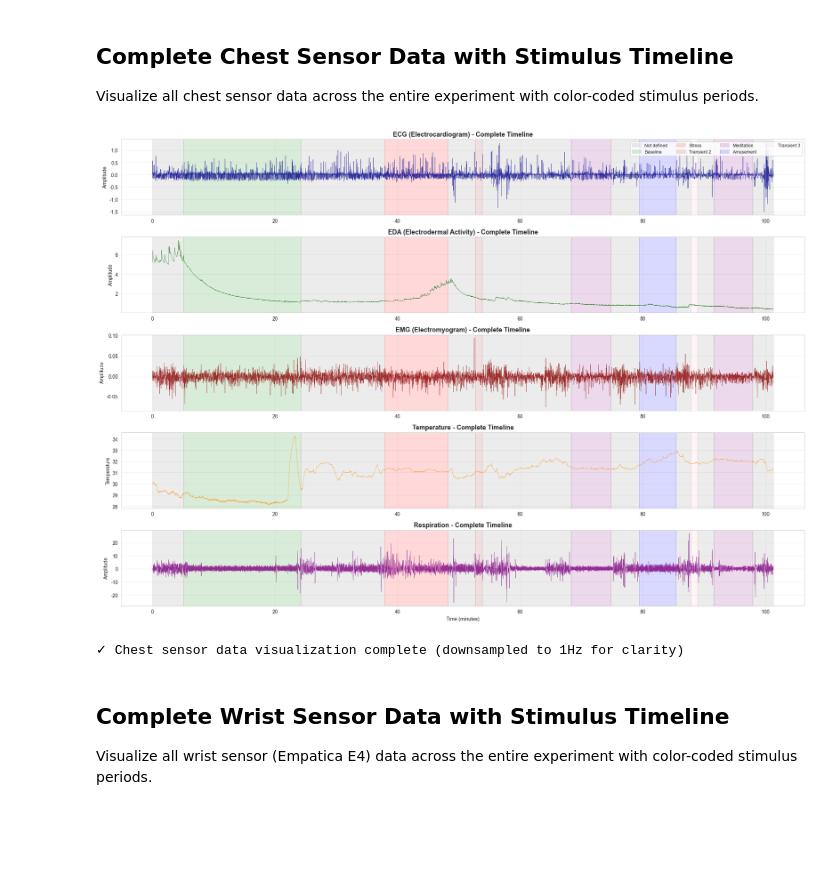
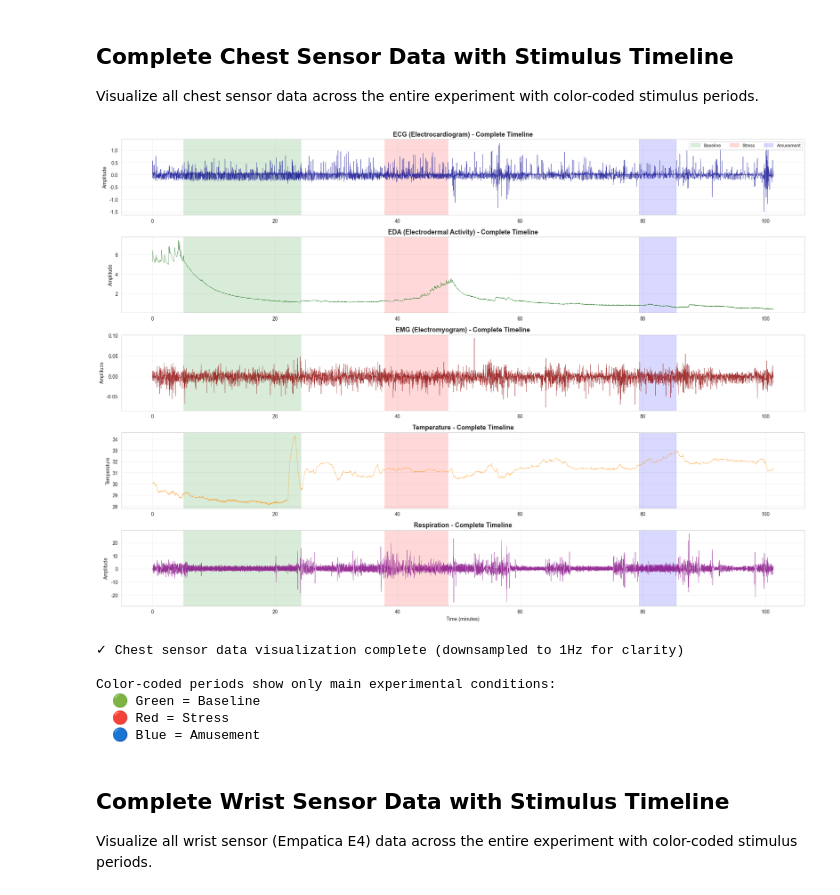
Before and after one commit to binghin2/Research, a Jupyter notebook: WESAD_classification/WESAD_dataset_analysis.ipynb, the cells around one changed output. Drawn from its saved outputs; the diff is of its cells as text; code cells hidden in the pictures; blank space fills up the shorter version.

```diff
--- a/WESAD_classification/WESAD_dataset_analysis.ipynb
+++ b/WESAD_classification/WESAD_dataset_analysis.ipynb
@@ -238,23 +238,29 @@ time_minutes = np.arange(len(chest_ecg_ds)) / 60.0
 
 # Function to add stimulus background colors
 def add_stimulus_background(ax, labels_ds, time_minutes):
-    """Add background colors for different stimulus periods"""
+    """Add background colors for different stimulus periods (only Baseline, Stress, Amusement)"""
+    # Only show these states: 1=Baseline, 2=Stress, 3=Amusement
+    target_states = [1, 2, 3]
+
     current_label = labels_ds[0]
     start_time = 0
 
     for i in range(1, len(labels_ds)):
         if labels_ds[i] != current_label:
             end_time = time_minutes[i]
-            color = color_map.get(current_label, 'lightgray')
-            label_name = label_names.get(current_label, f'Unknown-{current_label}')
-            ax.axvspan(start_time, end_time, alpha=0.15, color=color, label=label_name)
+            # Only draw background for target states
+            if current_label in target_states:
+                color = color_map.get(current_label, 'lightgray')
+                label_name = label_names.get(current_label, f'Unknown-{current_label}')
+                ax.axvspan(start_time, end_time, alpha=0.15, color=color, label=label_name)
             current_label = labels_ds[i]
             start_time = end_time
 
     # Add last segment
-    color = color_map.get(current_label, 'lightgray')
-    label_name = label_names.get(current_label, f'Unknown-{current_label}')
-    ax.axvspan(start_time, time_minutes[-1], alpha=0.15, color=color, label=label_name)
+    if current_label in target_states:
+        color = color_map.get(current_label, 'lightgray')
+        label_name = label_names.get(current_label, f'Unknown-{current_label}')
+        ax.axvspan(start_time, time_minutes[-1], alpha=0.15, color=color, label=label_name)
 
 # Create figure
 fig, axes = plt.subplots(5, 1, figsize=(20, 14))
@@ -277,35 +283,44 @@ axes[1].set_title('EDA (Electrodermal Activity) - Complete Timeline', fontsize=1
 axes[1].set_ylabel('Amplitude')
 axes[1].grid(True, alpha=0.3)
 
 # EMG (Electromyogram)
 add_stimulus_background(axes[2], labels_ds, time_minutes)
 axes[2].plot(time_minutes, chest_emg_ds, linewidth=0.5, color='darkred', alpha=0.8)
 axes[2].set_title('EMG (Electromyogram) - Complete Timeline', fontsize=13, fontweight='bold')
 axes[2].set_ylabel('Amplitude')
 axes[2].grid(True, alpha=0.3)
 
 # Temperature
 add_stimulus_background(axes[3], labels_ds, time_minutes)
 axes[3].plot(time_minutes, chest_temp_ds, linewidth=0.5, color='darkorange', alpha=0.8)
 axes[3].set_title('Temperature - Complete Timeline', fontsize=13, fontweight='bold')
 axes[3].set_ylabel('Temperature')
 axes[3].grid(True, alpha=0.3)
 
 # Respiration
 add_stimulus_background(axes[4], labels_ds, time_minutes)
 axes[4].plot(time_minutes, chest_resp_ds, linewidth=0.5, color='purple', alpha=0.8)
 axes[4].set_title('Respiration - Complete Timeline', fontsize=13, fontweight='bold')
 axes[4].set_ylabel('Amplitude')
 axes[4].set_xlabel('Time (minutes)')
 axes[4].grid(True, alpha=0.3)
 
 plt.tight_layout()
 plt.show()
 
 print("\n✓ Chest sensor data visualization complete (downsampled to 1Hz for clarity)")
+print("\nColor-coded periods show only main experimental conditions:")
+print("  🟢 Green = Baseline")
+print("  🔴 Red = Stress")
+print("  🔵 Blue = Amusement")
 # %% [output]
-[figure, old version]
+[figure, new version]
 ✓ Chest sensor data visualization complete (downsampled to 1Hz for clarity)
+
+Color-coded periods show only main experimental conditions:
+  🟢 Green = Baseline
+  🔴 Red = Stress
+  🔵 Blue = Amusement
 # %% [markdown]
 ## Complete Wrist Sensor Data with Stimulus Timeline
 
```
Also changed, not shown: parts of 1 cell of this notebook.
